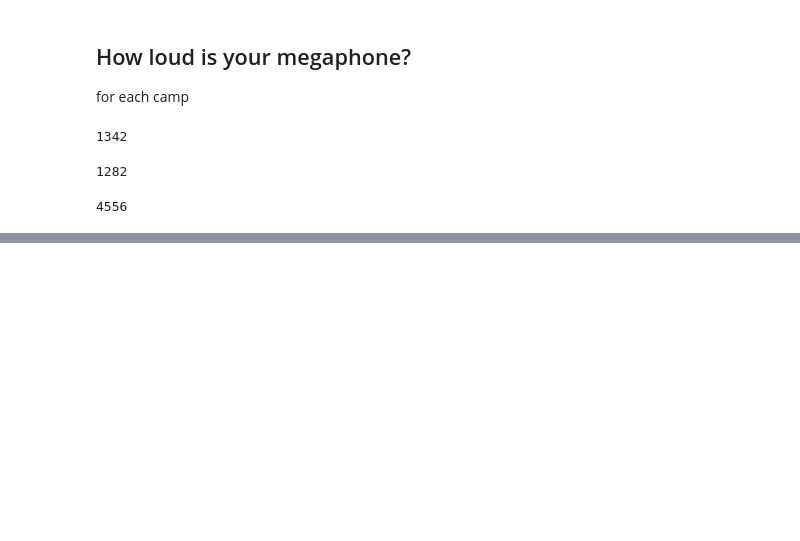
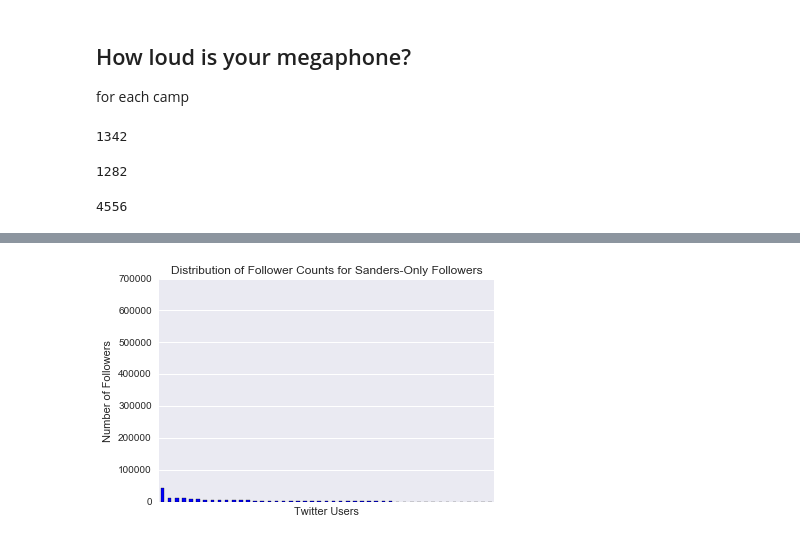
Before and after one commit to sbchou/thesis-extend, a Jupyter notebook: ANALYSIS/MegaphoneAnalysis.ipynb, the cells around one changed output, grey strips where cells are left out. Cells and saved outputs as stored; diff of their text form; code cells hidden in the pictures; blank space fills up the shorter version.

```diff
--- a/ANALYSIS/MegaphoneAnalysis.ipynb
+++ b/ANALYSIS/MegaphoneAnalysis.ipynb
@@ -34,0 +58,12 @@ clinton_camp
+# %%
+sanders_camp_users_only = sanders_camp.drop_duplicates(subset='author') # for now
+sanders_camp_users_only = sanders_camp_users_only.follower_ct.astype(float)
+sanders_camp_users_only.sort_values(ascending=False).plot(kind='bar')
+plt.title("Distribution of Follower Counts for Sanders-Only Followers")
+plt.ylabel("Number of Followers")
+plt.xlabel("Twitter Users")
+plt.xticks([])
+plt.ylim([0,700000])
+plt.savefig('FIGS/sanders_camp_follower_ct.png')
+# %% [output]
+[figure, added]
```
Also changed, not shown: parts of 4 cells of this notebook, 3 other files.
